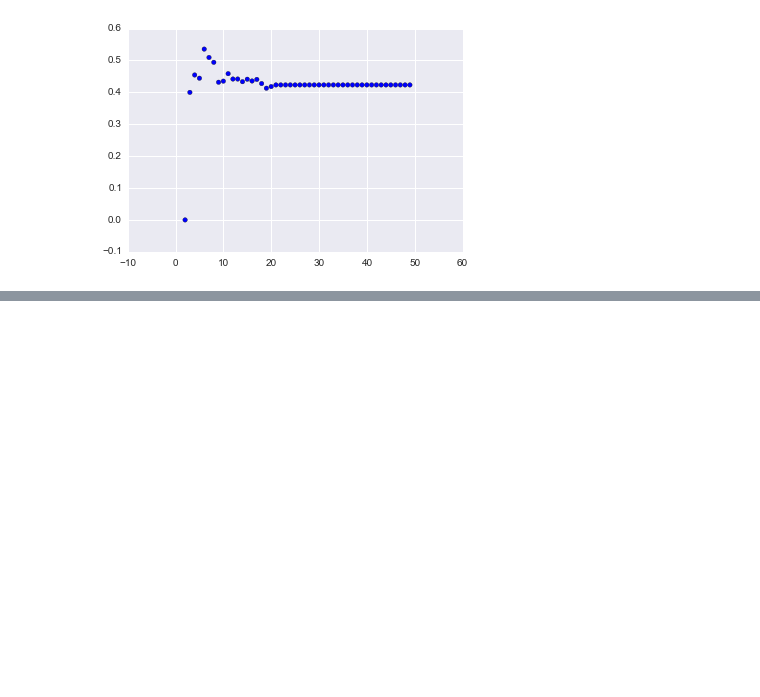
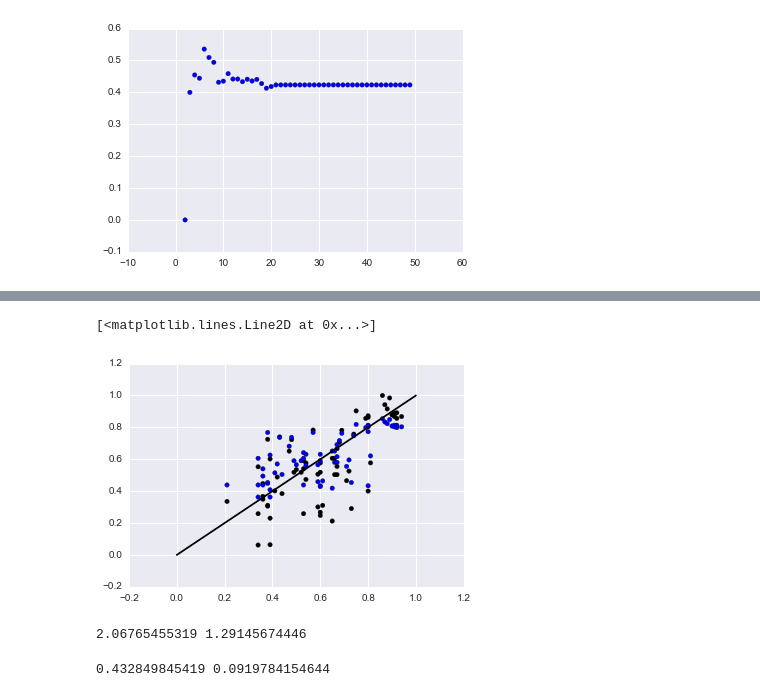
Before and after one commit to lantian2012/DataScience, a Jupyter notebook: Critics_Customer.ipynb, the cells around one changed output, grey strips where cells are left out. Saved outputs shown, nothing was run; the diff lists cells and outputs as text; code cells hidden in the pictures; blank space fills up the shorter version.

Commit message:
finish regression

```diff
--- a/Critics_Customer.ipynb
+++ b/Critics_Customer.ipynb
@@ -142,0 +145,9 @@ RSS_linear and RSS_Bayesian
+# %%
+NewMovieTable = pd.read_pickle('MovieTable2014.pkl')
+NewCriticTable = pd.read_pickle('CriticRaw2014.pkl')
+NewCriticTable.columns = ['Movie', 'Name', 'Rate', 'Genre', 'BoxOffice', 'Publication']
+NewCriticTable = NewCriticTable[['Movie', 'Name']].groupby('Movie').count()
+NewCriticTable.reset_index(inplace=True)
+NewCriticTable.columns = ['ID', 'RateCount']
+NewMovieTable = pd.merge(NewMovieTable, NewCriticTable, on='ID')
+NewMovieTable.head()
@@ -142,0 +161,7 @@ RSS_linear and RSS_Bayesian
+# %%
+#Use the Bayesian method to predict
+newsigma = np.sqrt(NewMovieTable.Critic_rating/100*(1-NewMovieTable.Critic_rating/100)/NewMovieTable.RateCount)
+
+#estimate the audience rating by the Bayesian method
+NewB = newsigma**2/(newsigma**2 + tau**2)
+audience_Bayesian = NewB*mu+(1-NewB)*NewMovieTable.Critic_rating/100
@@ -142,0 +188,22 @@ RSS_linear and RSS_Bayesian
+# %%
+#estimate the audience rating by linear regression
+audience_linear = (NewMovieTable.Critic_rating * reg.params[1] + reg.params[0])/100
+# %%
+plt.scatter(NewMovieTable.Audience_rating/100, audience_Bayesian, color='black')
+plt.scatter(NewMovieTable.Audience_rating/100, audience_linear)
+plt.plot([0,1], [0,1], color='black')
+# %% [output]
+[<matplotlib.lines.Line2D at 0x...>]
+[figure, added]
+# %%
+New_RSS_Bayesian = sum((NewMovieTable.Audience_rating/100-audience_Bayesian)**2)
+New_RSS_linear = sum((NewMovieTable.Audience_rating/100-audience_linear)**2)
+print New_RSS_Bayesian, New_RSS_linear
+# %% [output]
+2.06765455319 1.29145674446
+# %%
+R2_linear = 1- New_RSS_linear/sum((NewMovieTable.Audience_rating/100-np.mean(NewMovieTable.Audience_rating)/100)**2)
+R2_Bayesian = 1-New_RSS_Bayesian/sum((NewMovieTable.Audience_rating/100-np.mean(NewMovieTable.Audience_rating)/100)**2)
+print R2_linear, R2_Bayesian
+# %% [output]
+0.432849845419 0.0919784154644
```
Also changed, not shown: parts of 4 cells of this notebook, 1 other file.
